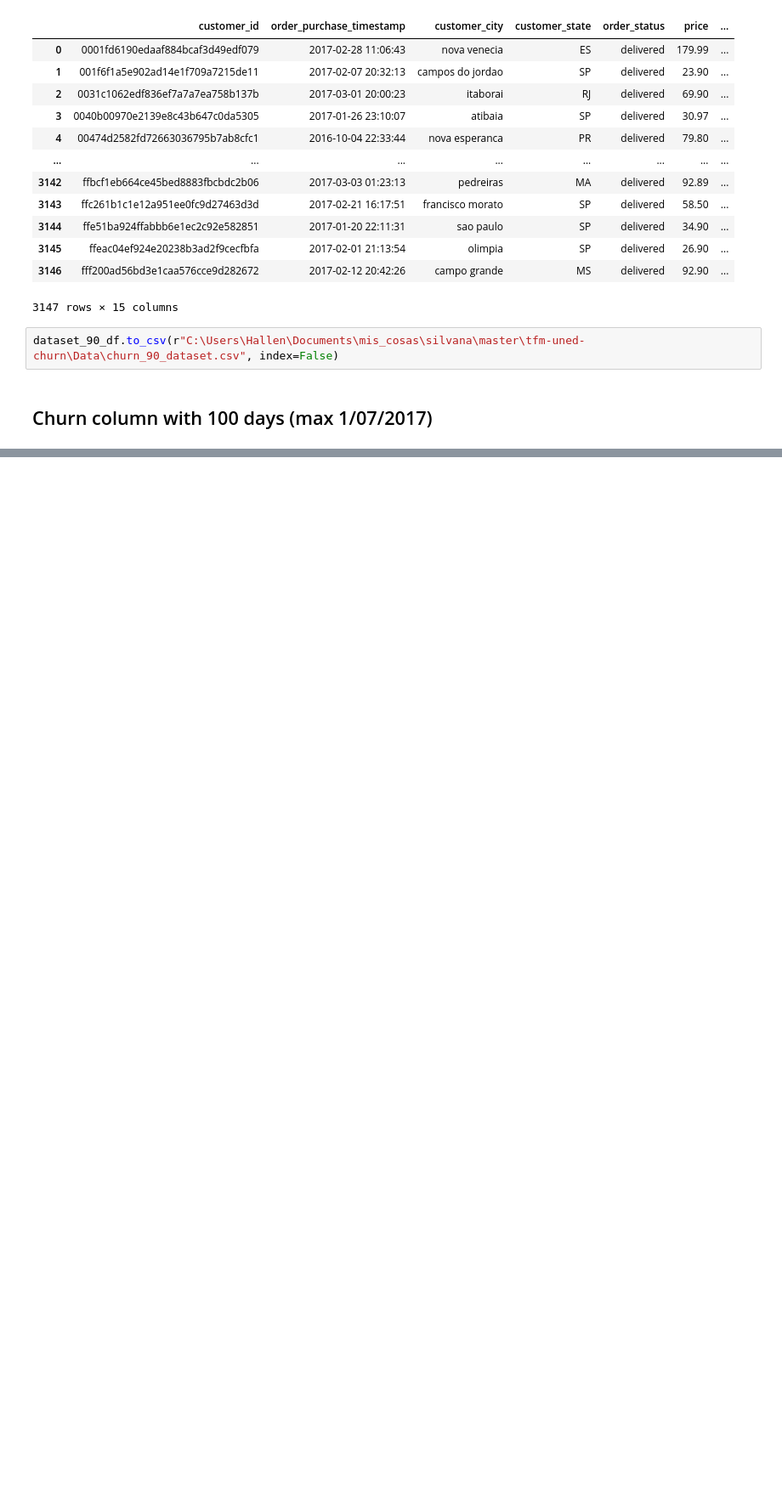
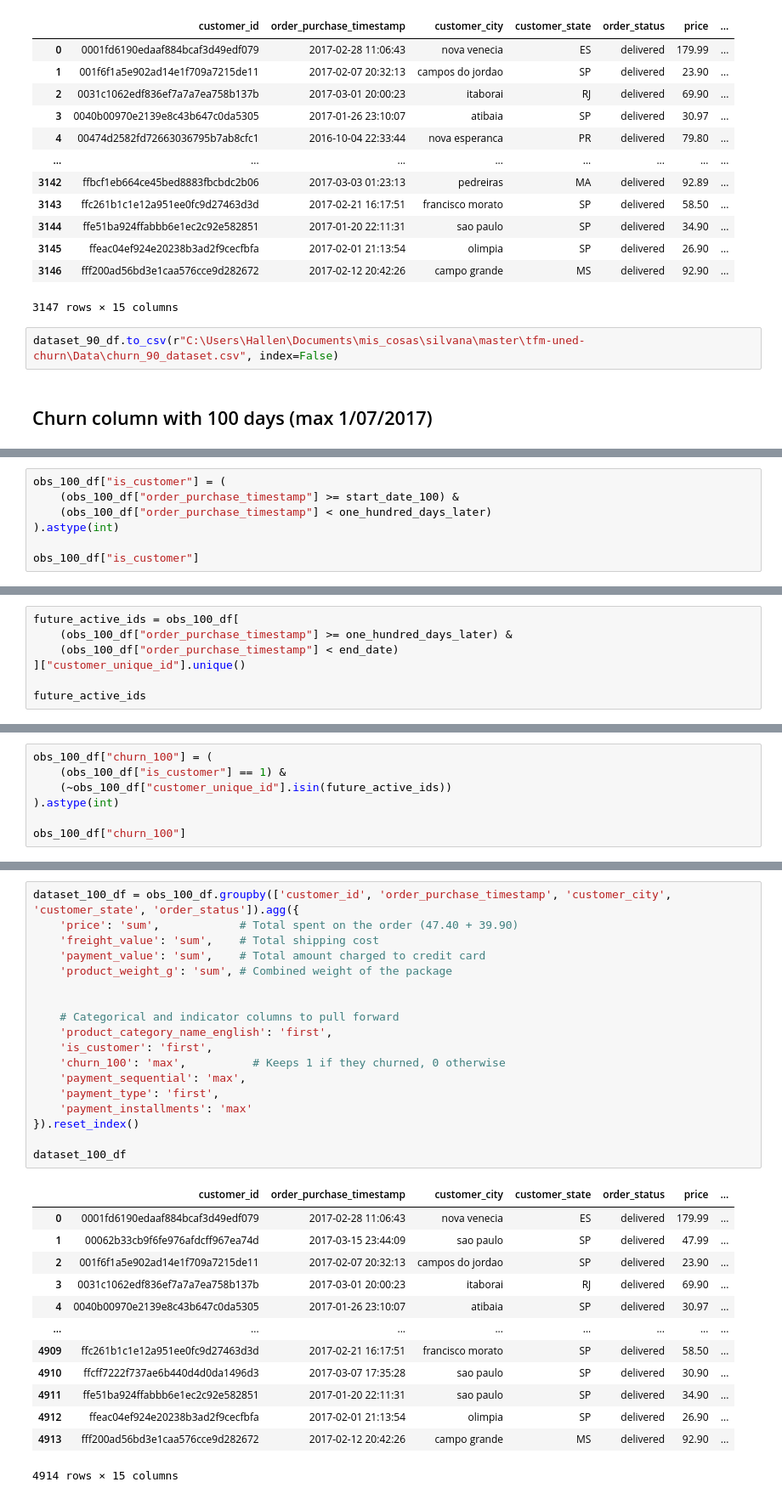
Before and after one commit to SilvanaKoga/tfm-uned-churn, a Jupyter notebook: Notebooks/Merge.ipynb, the cells around one changed output, grey strips where cells are left out. Shown at 85% size. Drawn from its saved outputs; the diff is of its cells as text; blank space fills up the shorter version.

Commit message:
dataset one done

```diff
--- a/Notebooks/Merge.ipynb
+++ b/Notebooks/Merge.ipynb
@@ -608,0 +639,7 @@ dataset_90_df.to_csv(r"C:\Users\Hallen\Documents\mis_cosas\silvana\master\tfm-un
+# %%
+obs_100_df["is_customer"] = (
+    (obs_100_df["order_purchase_timestamp"] >= start_date_100) &
+    (obs_100_df["order_purchase_timestamp"] < one_hundred_days_later)
+).astype(int)
+
+obs_100_df["is_customer"]
@@ -608,0 +659,7 @@ dataset_90_df.to_csv(r"C:\Users\Hallen\Documents\mis_cosas\silvana\master\tfm-un
+# %%
+future_active_ids = obs_100_df[
+    (obs_100_df["order_purchase_timestamp"] >= one_hundred_days_later) &
+    (obs_100_df["order_purchase_timestamp"] < end_date)
+]["customer_unique_id"].unique()
+
+future_active_ids
@@ -608,0 +680,7 @@ dataset_90_df.to_csv(r"C:\Users\Hallen\Documents\mis_cosas\silvana\master\tfm-un
+# %%
+obs_100_df["churn_100"] = (
+    (obs_100_df["is_customer"] == 1) &
+    (~obs_100_df["customer_unique_id"].isin(future_active_ids))
+).astype(int)
+
+obs_100_df["churn_100"]
@@ -608,0 +700,32 @@ dataset_90_df.to_csv(r"C:\Users\Hallen\Documents\mis_cosas\silvana\master\tfm-un
+# %%
+dataset_100_df = obs_100_df.groupby(['customer_id', 'order_purchase_timestamp', 'customer_city', 'customer_state', 'order_status']).agg({
+    'price': 'sum',            # Total spent on the order (47.40 + 39.90)
+    'freight_value': 'sum',    # Total shipping cost
+    'payment_value': 'sum',    # Total amount charged to credit card
+    'product_weight_g': 'sum', # Combined weight of the package
+
+
+    # Categorical and indicator columns to pull forward
+    'product_category_name_english': 'first',
+    'is_customer': 'first',
+    'churn_100': 'max',          # Keeps 1 if they churned, 0 otherwise
+    'payment_sequential': 'max',
+    'payment_type': 'first',
+    'payment_installments': 'max'
+}).reset_index()
+
+dataset_100_df
+# %% [output]
+|  | customer_id | order_purchase_timestamp | customer_city | customer_state | order_status | price | ... |
+| 0 | 0001fd6190edaaf884bcaf3d49edf079 | 2017-02-28 11:06:43 | nova venecia | ES | delivered | 179.99 | ... |
+| 1 | 00062b33cb9f6fe976afdcff967ea74d | 2017-03-15 23:44:09 | sao paulo | SP | delivered | 47.99 | ... |
+| 2 | 001f6f1a5e902ad14e1f709a7215de11 | 2017-02-07 20:32:13 | campos do jordao | SP | delivered | 23.90 | ... |
+| 3 | 0031c1062edf836ef7a7a7ea758b137b | 2017-03-01 20:00:23 | itaborai | RJ | delivered | 69.90 | ... |
+| 4 | 0040b00970e2139e8c43b647c0da5305 | 2017-01-26 23:10:07 | atibaia | SP | delivered | 30.97 | ... |
+| ... | ... | ... | ... | ... | ... | ... | ... |
+| 4909 | ffc261b1c1e12a951ee0fc9d27463d3d | 2017-02-21 16:17:51 | francisco morato | SP | delivered | 58.50 | ... |
+| 4910 | ffcff7222f737ae6b440d4d0da1496d3 | 2017-03-07 17:35:28 | sao paulo | SP | delivered | 30.90 | ... |
+| 4911 | ffe51ba924ffabbb6e1ec2c92e582851 | 2017-01-20 22:11:31 | sao paulo | SP | delivered | 34.90 | ... |
+| 4912 | ffeac04ef924e20238b3ad2f9cecfbfa | 2017-02-01 21:13:54 | olimpia | SP | delivered | 26.90 | ... |
+| 4913 | fff200ad56bd3e1caa576cce9d282672 | 2017-02-12 20:42:26 | campo grande | MS | delivered | 92.90 | ... |
+4914 rows × 15 columns
```
Also changed, not shown: parts of 21 cells of this notebook.
